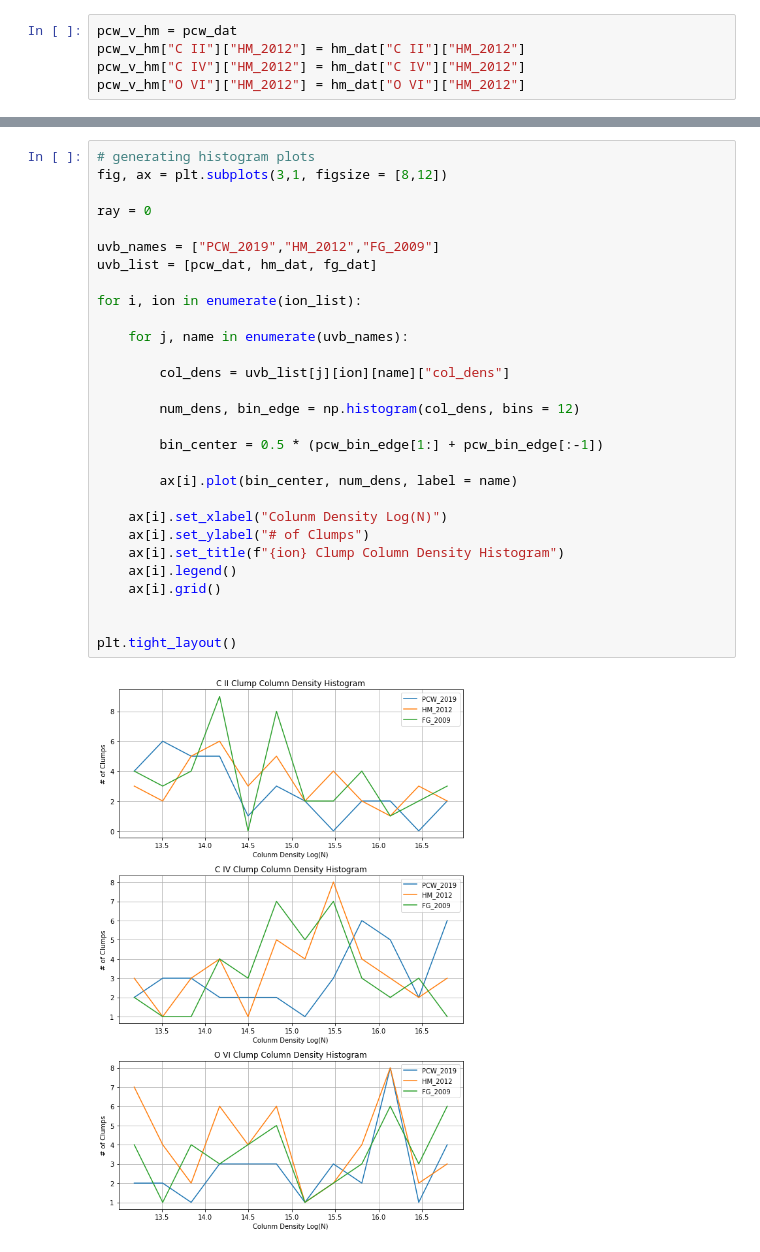
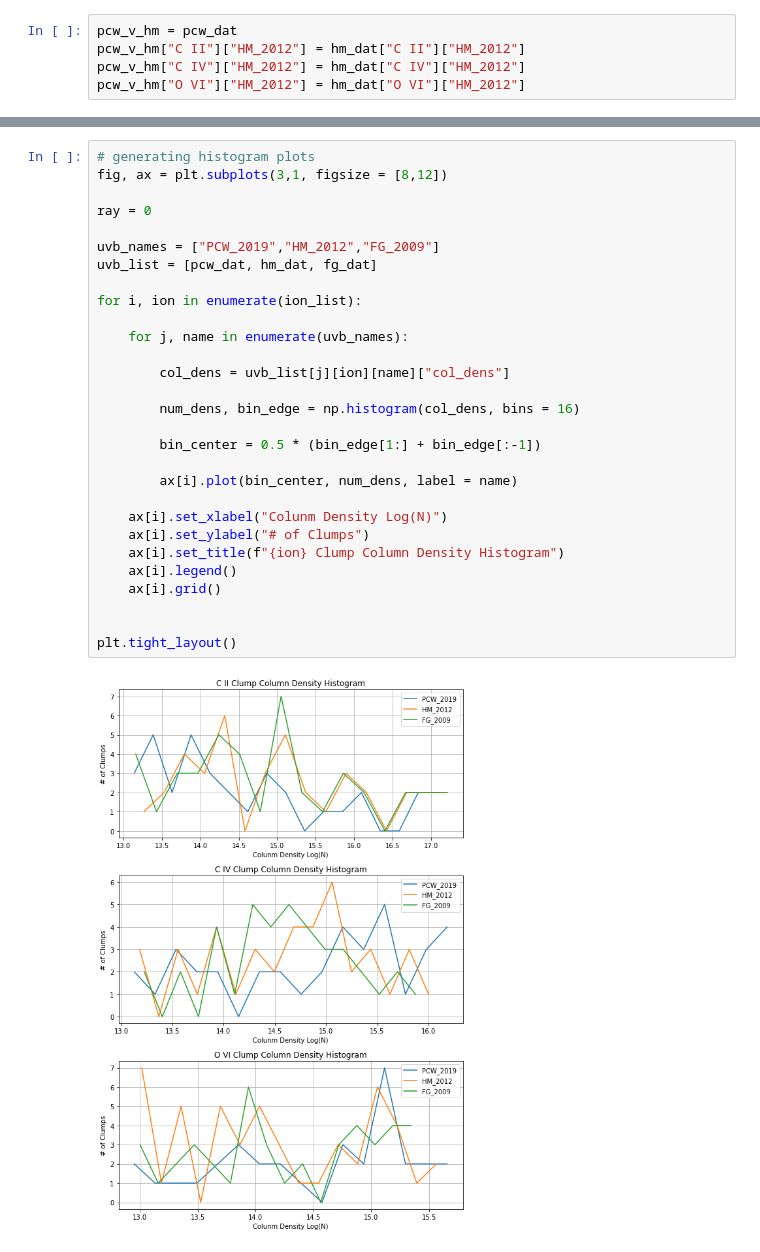
Before and after one commit to tairaeli/trident_uncertainty, a Jupyter notebook: mods/backgrounds/uv_sal/uvb_col_density_compare.ipynb, the cells around one changed output, grey strips where cells are left out. Cells and saved outputs as stored; diff of their text form.

Commit message:
made density plots

```diff
--- a/mods/backgrounds/uv_sal/uvb_col_density_compare.ipynb
+++ b/mods/backgrounds/uv_sal/uvb_col_density_compare.ipynb
@@ -68,31 +104,31 @@ plt.tight_layout()
 # %%
 # generating histogram plots
 fig, ax = plt.subplots(3,1, figsize = [8,12])
 
 ray = 0
 
 uvb_names = ["PCW_2019","HM_2012","FG_2009"]
 uvb_list = [pcw_dat, hm_dat, fg_dat]
 
 for i, ion in enumerate(ion_list):
 
     for j, name in enumerate(uvb_names):
 
         col_dens = uvb_list[j][ion][name]["col_dens"]
 
-        num_dens, bin_edge = np.histogram(col_dens, bins = 12)
+        num_dens, bin_edge = np.histogram(col_dens, bins = 16)
 
-        bin_center = 0.5 * (pcw_bin_edge[1:] + pcw_bin_edge[:-1])
+        bin_center = 0.5 * (bin_edge[1:] + bin_edge[:-1])
 
         ax[i].plot(bin_center, num_dens, label = name)
 
     ax[i].set_xlabel("Colunm Density Log(N)")
     ax[i].set_ylabel("# of Clumps")
     ax[i].set_title(f"{ion} Clump Column Density Histogram")
     ax[i].legend()
     ax[i].grid()
 
 
 plt.tight_layout()
 # %% [output]
-[figure, old version]
+[figure, new version]
```
Also changed, not shown: parts of 6 cells of this notebook.
